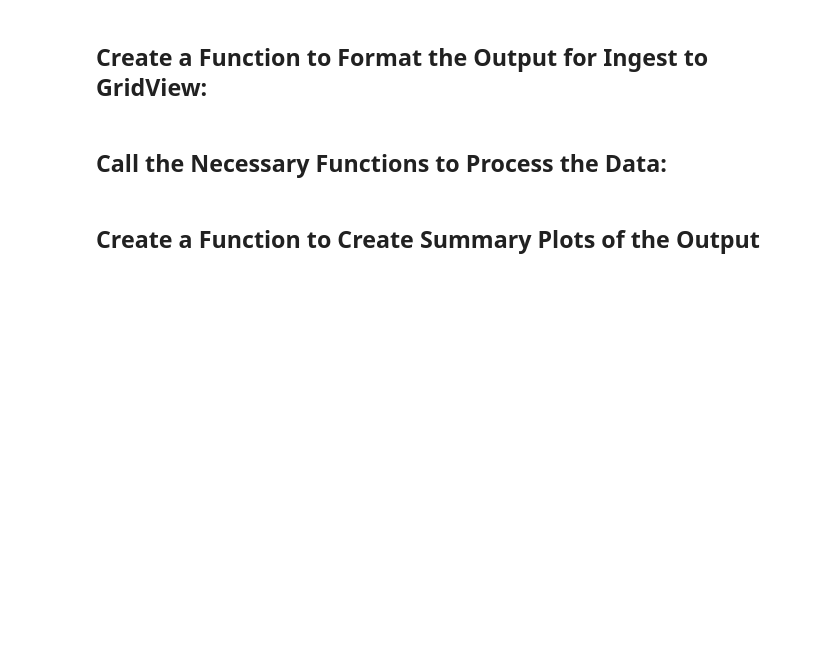
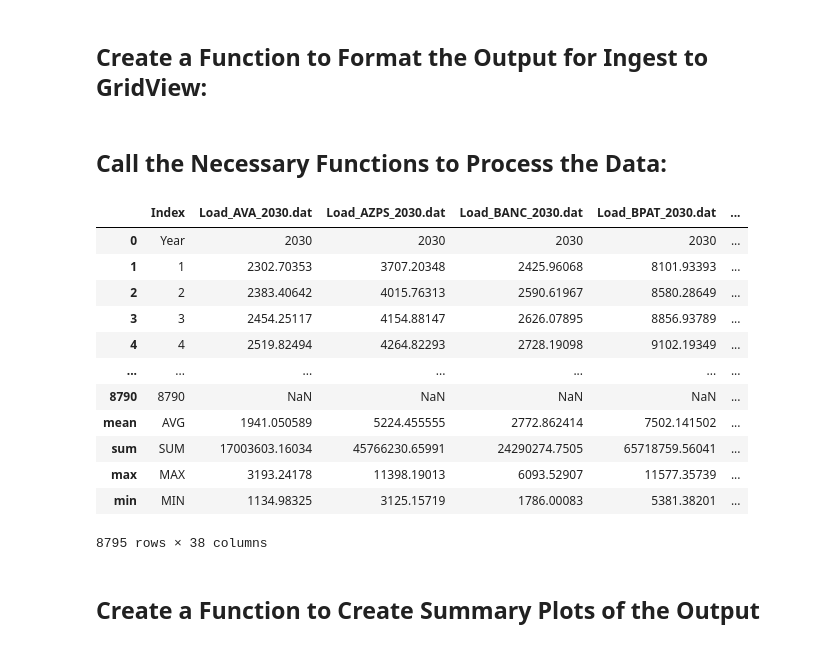
Before and after one commit to cdburley/ntp_heat_wave_loads, a Jupyter notebook: notebooks/process_load_data.ipynb, the cells around one changed output. Cells and saved outputs as stored; diff of their text form; code cells hidden in the pictures; blank space fills up the shorter version.

```diff
--- a/notebooks/process_load_data.ipynb
+++ b/notebooks/process_load_data.ipynb
@@ -228,7 +228,7 @@ def format_scaled_tell_loads(data_dir: str, year_to_process: str):
     if year_to_process == '2055':
        output_filename = 'TELL_Loads_2035_Based_on_2015_Weather_With_Climate_Change.csv'
     if year_to_process == '2058':
-       output_filename = 'TELL_Loads_2035_Based_on_2018_Weather.csv'
+       output_filename = 'TELL_Loads_2035_Based_on_2018_Weather_With_Climate_Change.csv'
 
     # Write out the dataframe to a .csv file:
     output_df.to_csv((os.path.join(data_dir, output_filename)), sep=',', index=False)
@@ -239,9 +239,23 @@ def format_scaled_tell_loads(data_dir: str, year_to_process: str):
 ## Call the Necessary Functions to Process the Data:
 # %%
 output_df = format_scaled_tell_loads(data_dir = data_dir,
-                                     year_to_process = '2055')
+                                     year_to_process = '2058')
 
 output_df
+# %% [output]
+|  | Index | Load_AVA_2030.dat | Load_AZPS_2030.dat | Load_BANC_2030.dat | Load_BPAT_2030.dat | ... |
+| 0 | Year | 2030 | 2030 | 2030 | 2030 | ... |
+| 1 | 1 | 2302.70353 | 3707.20348 | 2425.96068 | 8101.93393 | ... |
+| 2 | 2 | 2383.40642 | 4015.76313 | 2590.61967 | 8580.28649 | ... |
+| 3 | 3 | 2454.25117 | 4154.88147 | 2626.07895 | 8856.93789 | ... |
+| 4 | 4 | 2519.82494 | 4264.82293 | 2728.19098 | 9102.19349 | ... |
+| ... | ... | ... | ... | ... | ... | ... |
+| 8790 | 8790 | NaN | NaN | NaN | NaN | ... |
+| mean | AVG | 1941.050589 | 5224.455555 | 2772.862414 | 7502.141502 | ... |
+| sum | SUM | 17003603.16034 | 45766230.65991 | 24290274.7505 | 65718759.56041 | ... |
+| max | MAX | 3193.24178 | 11398.19013 | 6093.52907 | 11577.35739 | ... |
+| min | MIN | 1134.98325 | 3125.15719 | 1786.00083 | 5381.38201 | ... |
+8795 rows × 38 columns
 # %% [markdown]
 ## Create a Function to Create Summary Plots of the Output
 # %%
```
Also changed, not shown: parts of 2 cells of this notebook.
